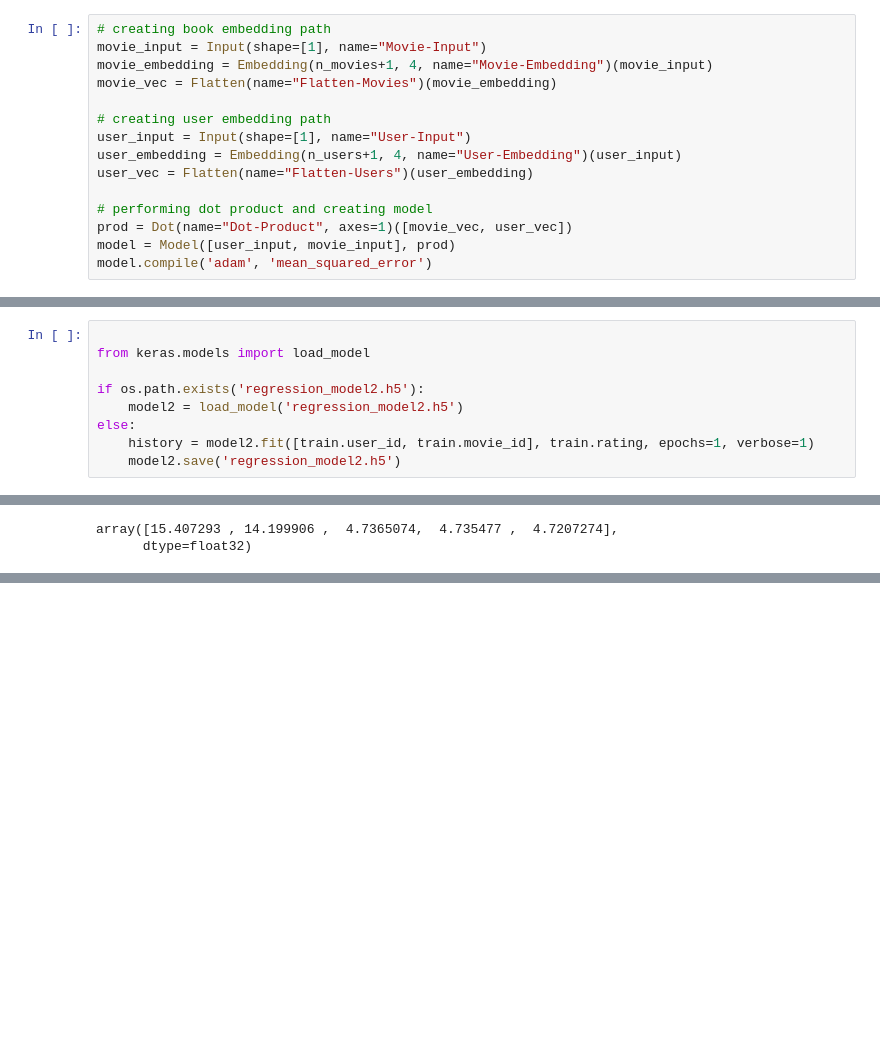
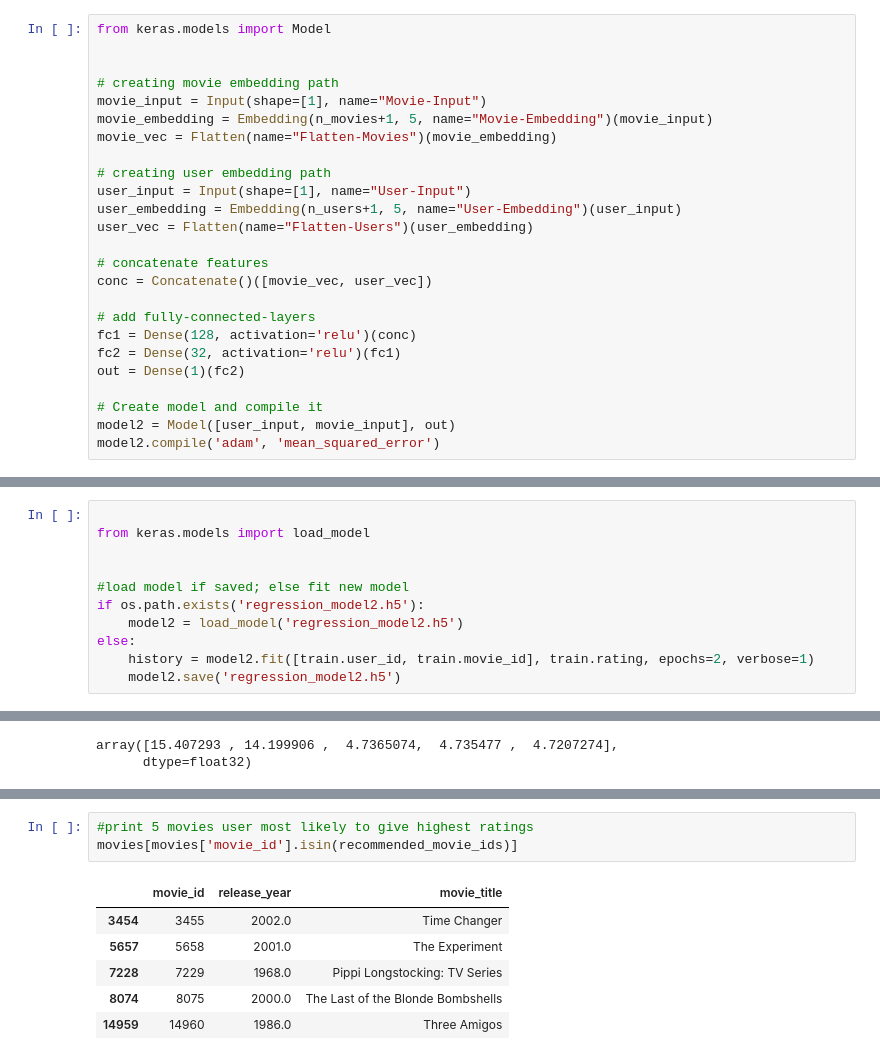
Before and after one commit to madham32/Recommender_System, a Jupyter notebook: ML_Project.ipynb, the cells around one changed output, grey strips where cells are left out. Drawn from its saved outputs; the diff is of its cells as text; blank space fills up the shorter version.

```diff
--- a/ML_Project.ipynb
+++ b/ML_Project.ipynb
@@ -79,16 +134,26 @@ n_users = len(data.user_id.unique())
 n_movies = len(data.movie_id.unique())
 # %%
-# creating book embedding path
+from keras.models import Model
+
+
+# creating movie embedding path
 movie_input = Input(shape=[1], name="Movie-Input")
-movie_embedding = Embedding(n_movies+1, 4, name="Movie-Embedding")(movie_input)
+movie_embedding = Embedding(n_movies+1, 5, name="Movie-Embedding")(movie_input)
 movie_vec = Flatten(name="Flatten-Movies")(movie_embedding)
 
 # creating user embedding path
 user_input = Input(shape=[1], name="User-Input")
-user_embedding = Embedding(n_users+1, 4, name="User-Embedding")(user_input)
+user_embedding = Embedding(n_users+1, 5, name="User-Embedding")(user_input)
 user_vec = Flatten(name="Flatten-Users")(user_embedding)
 
-# performing dot product and creating model
-prod = Dot(name="Dot-Product", axes=1)([movie_vec, user_vec])
-model = Model([user_input, movie_input], prod)
-model.compile('adam', 'mean_squared_error')
+# concatenate features
+conc = Concatenate()([movie_vec, user_vec])
+
+# add fully-connected-layers
+fc1 = Dense(128, activation='relu')(conc)
+fc2 = Dense(32, activation='relu')(fc1)
+out = Dense(1)(fc2)
+
+# Create model and compile it
+model2 = Model([user_input, movie_input], out)
+model2.compile('adam', 'mean_squared_error')
@@ -121,8 +165,10 @@ model2.compile('adam', 'mean_squared_error')
 
 from keras.models import load_model
 
+
+#load model if saved; else fit new model
 if os.path.exists('regression_model2.h5'):
     model2 = load_model('regression_model2.h5')
 else:
-    history = model2.fit([train.user_id, train.movie_id], train.rating, epochs=1, verbose=1)
+    history = model2.fit([train.user_id, train.movie_id], train.rating, epochs=2, verbose=1)
     model2.save('regression_model2.h5')
@@ -164,0 +222,10 @@ model2.evaluate([test.user_id, test.movie_id], test.rating)
+# %%
+#print 5 movies user most likely to give highest ratings
+movies[movies['movie_id'].isin(recommended_movie_ids)]
+# %% [output]
+|  | movie_id | release_year | movie_title |
+| 3454 | 3455 | 2002.0 | Time Changer |
+| 5657 | 5658 | 2001.0 | The Experiment |
+| 7228 | 7229 | 1968.0 | Pippi Longstocking: TV Series |
+| 8074 | 8075 | 2000.0 | The Last of the Blonde Bombshells |
+| 14959 | 14960 | 1986.0 | Three Amigos |
```
Also changed, not shown: parts of 30 cells of this notebook.
